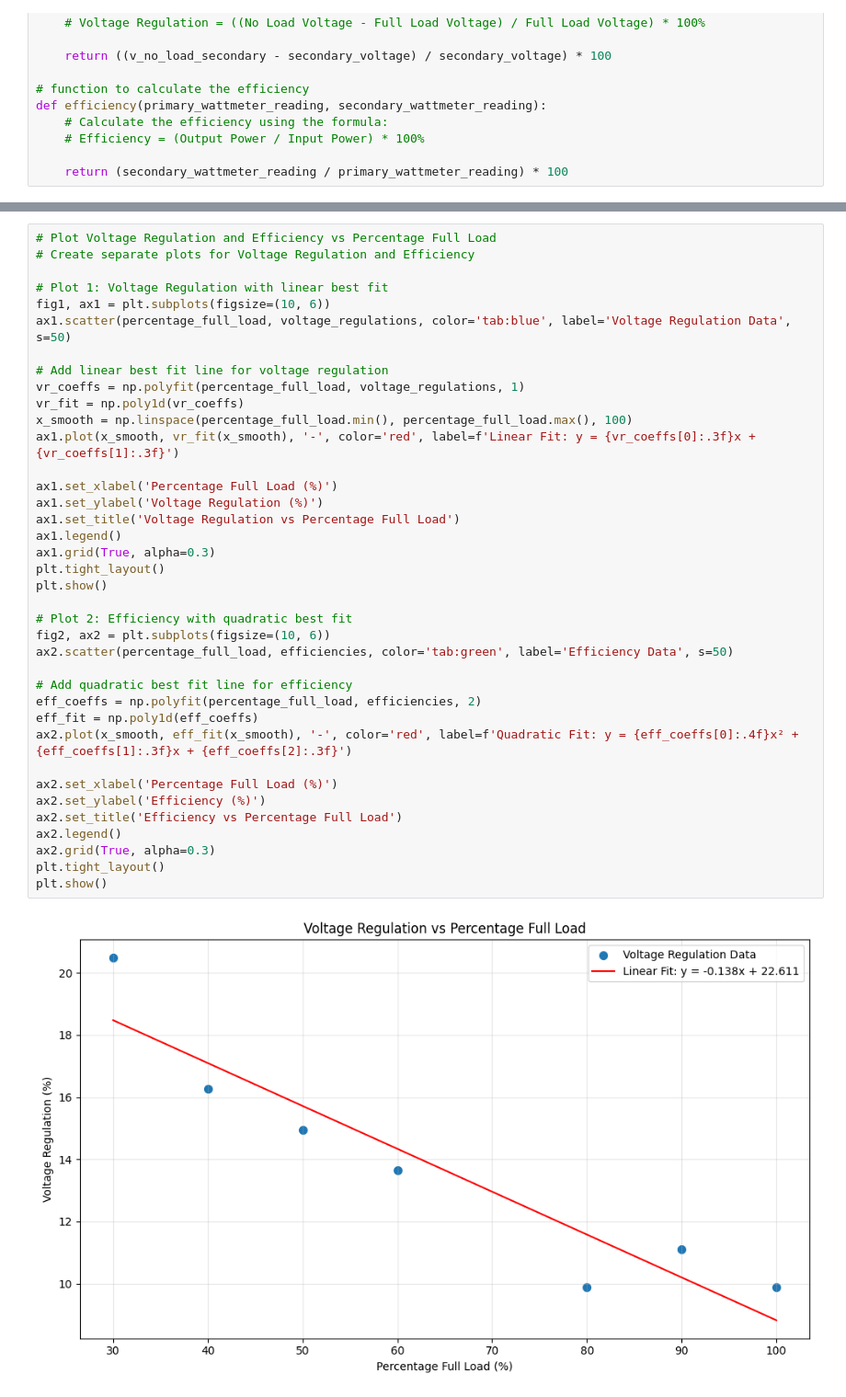
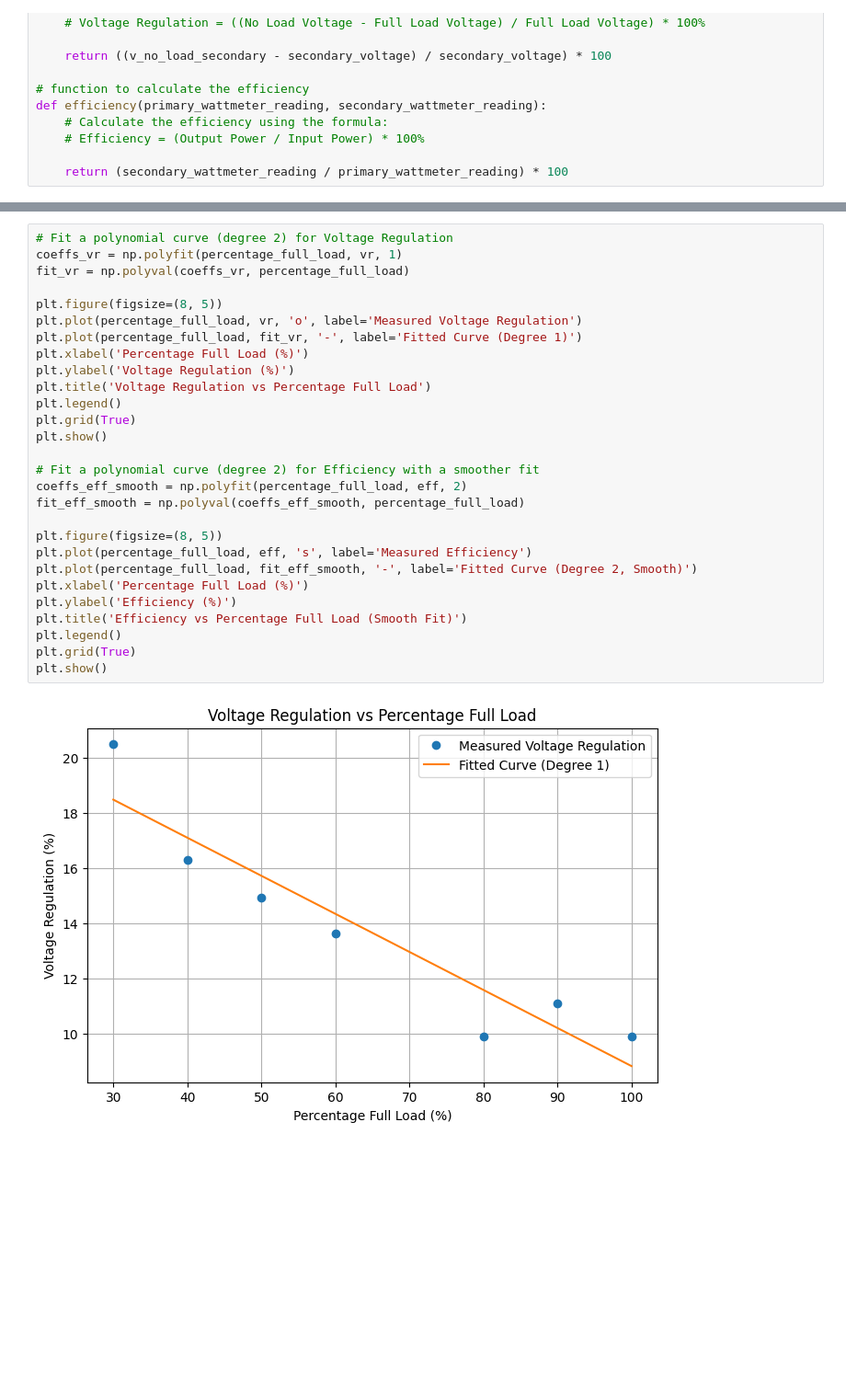
Before and after one commit to Oshadha345/Electrical-Power, a Jupyter notebook: University Work/Transformer Design Lab/Trnaformer_Design_Lab_report.ipynb, the cells around one changed output, grey strips where cells are left out. Shown at 92% size. Saved outputs shown, nothing was run; the diff lists cells and outputs as text; blank space fills up the shorter version.

```diff
--- a/University Work/Transformer Design Lab/Trnaformer_Design_Lab_report.ipynb
+++ b/University Work/Transformer Design Lab/Trnaformer_Design_Lab_report.ipynb
@@ -83,42 +84,32 @@ plt.show()
 # %% [output]
 [figure]
 # %%
-# Plot Voltage Regulation and Efficiency vs Percentage Full Load
-# Create separate plots for Voltage Regulation and Efficiency
+# Fit a polynomial curve (degree 2) for Voltage Regulation
+coeffs_vr = np.polyfit(percentage_full_load, vr, 1)
+fit_vr = np.polyval(coeffs_vr, percentage_full_load)
 
-# Plot 1: Voltage Regulation with linear best fit
-fig1, ax1 = plt.subplots(figsize=(10, 6))
-ax1.scatter(percentage_full_load, voltage_regulations, color='tab:blue', label='Voltage Regulation Data', s=50)
-
-# Add linear best fit line for voltage regulation
-vr_coeffs = np.polyfit(percentage_full_load, voltage_regulations, 1)
-vr_fit = np.poly1d(vr_coeffs)
-x_smooth = np.linspace(percentage_full_load.min(), percentage_full_load.max(), 100)
-ax1.plot(x_smooth, vr_fit(x_smooth), '-', color='red', label=f'Linear Fit: y = {vr_coeffs[0]:.3f}x + {vr_coeffs[1]:.3f}')
-
-ax1.set_xlabel('Percentage Full Load (%)')
-ax1.set_ylabel('Voltage Regulation (%)')
-ax1.set_title('Voltage Regulation vs Percentage Full Load')
-ax1.legend()
-ax1.grid(True, alpha=0.3)
-plt.tight_layout()
+plt.figure(figsize=(8, 5))
+plt.plot(percentage_full_load, vr, 'o', label='Measured Voltage Regulation')
+plt.plot(percentage_full_load, fit_vr, '-', label='Fitted Curve (Degree 1)')
+plt.xlabel('Percentage Full Load (%)')
+plt.ylabel('Voltage Regulation (%)')
+plt.title('Voltage Regulation vs Percentage Full Load')
+plt.legend()
+plt.grid(True)
 plt.show()
 
-# Plot 2: Efficiency with quadratic best fit
-fig2, ax2 = plt.subplots(figsize=(10, 6))
-ax2.scatter(percentage_full_load, efficiencies, color='tab:green', label='Efficiency Data', s=50)
+# Fit a polynomial curve (degree 2) for Efficiency with a smoother fit
+coeffs_eff_smooth = np.polyfit(percentage_full_load, eff, 2)
+fit_eff_smooth = np.polyval(coeffs_eff_smooth, percentage_full_load)
 
-# Add quadratic best fit line for efficiency
-eff_coeffs = np.polyfit(percentage_full_load, efficiencies, 2)
-eff_fit = np.poly1d(eff_coeffs)
-ax2.plot(x_smooth, eff_fit(x_smooth), '-', color='red', label=f'Quadratic Fit: y = {eff_coeffs[0]:.4f}x² + {eff_coeffs[1]:.3f}x + {eff_coeffs[2]:.3f}')
-
-ax2.set_xlabel('Percentage Full Load (%)')
-ax2.set_ylabel('Efficiency (%)')
-ax2.set_title('Efficiency vs Percentage Full Load')
-ax2.legend()
-ax2.grid(True, alpha=0.3)
-plt.tight_layout()
+plt.figure(figsize=(8, 5))
+plt.plot(percentage_full_load, eff, 's', label='Measured Efficiency')
+plt.plot(percentage_full_load, fit_eff_smooth, '-', label='Fitted Curve (Degree 2, Smooth)')
+plt.xlabel('Percentage Full Load (%)')
+plt.ylabel('Efficiency (%)')
+plt.title('Efficiency vs Percentage Full Load (Smooth Fit)')
+plt.legend()
+plt.grid(True)
 plt.show()
 # %% [output]
-[figure, old version]
+[figure, new version]
```
Also changed, not shown: parts of 3 cells of this notebook, 12 other files.
